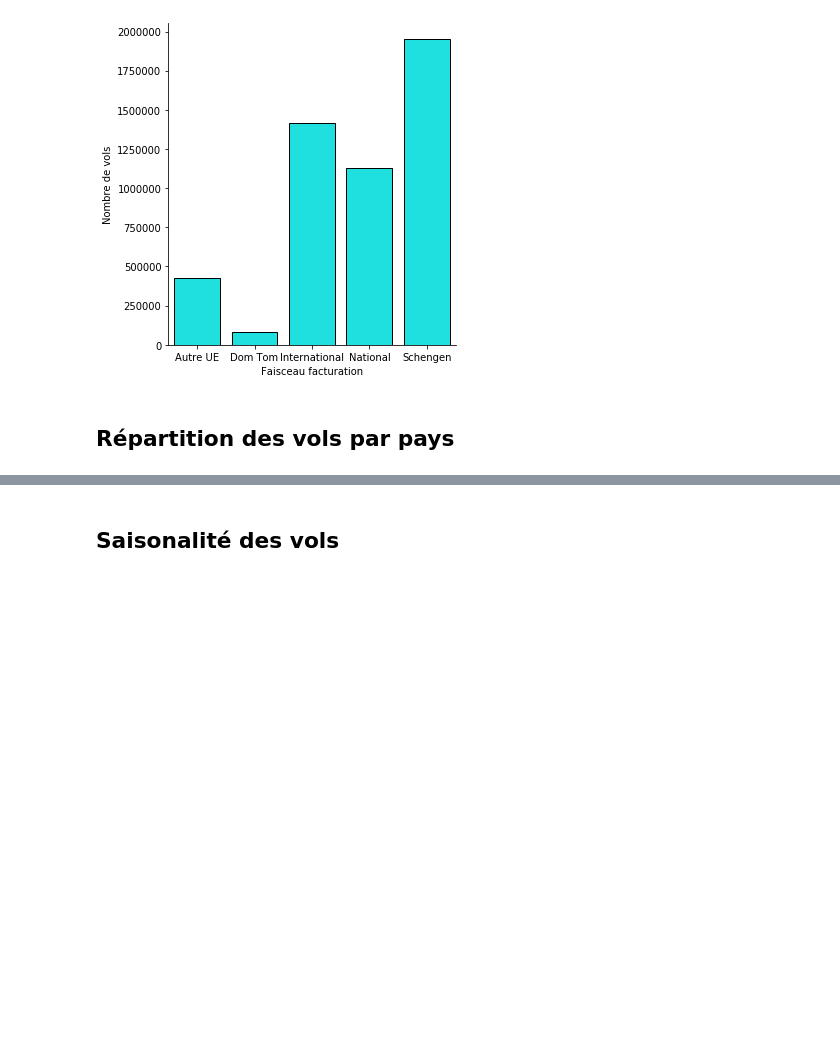
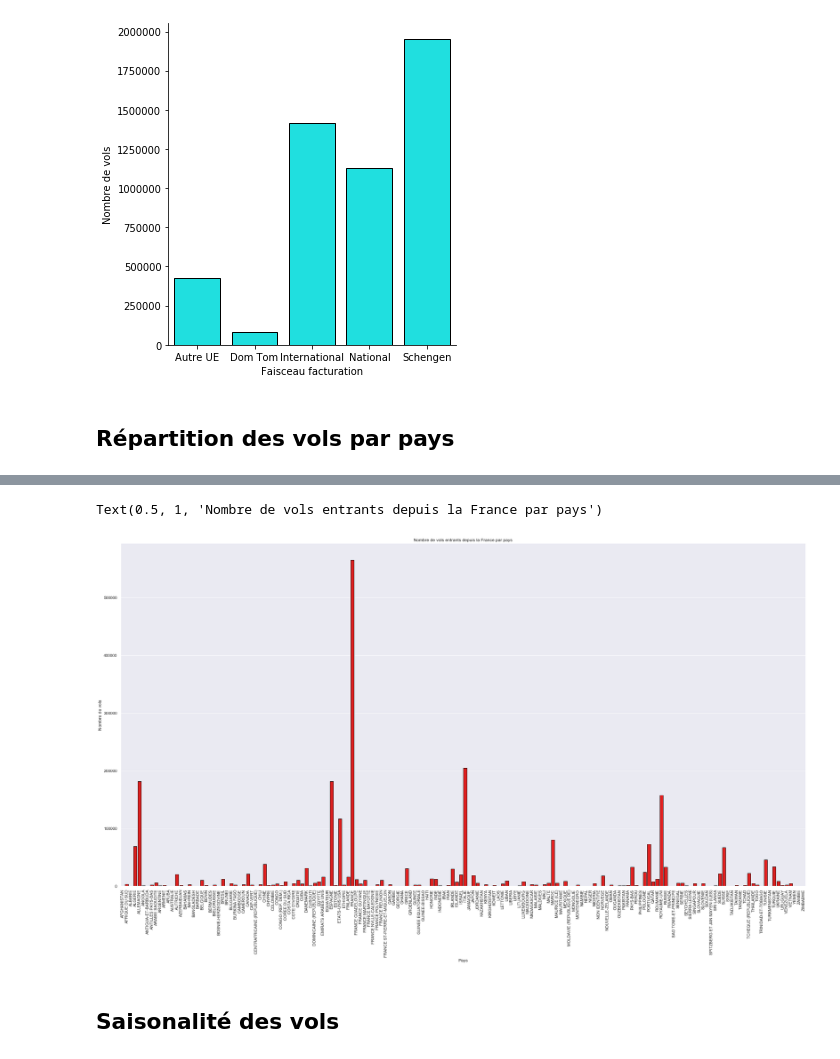
Before and after one commit to erialc-cal/StatApp_2020, a Jupyter notebook: Preparation reunion/Reunion 28-01 Victor.ipynb, the cells around one changed output, grey strips where cells are left out. Cells and saved outputs as stored; diff of their text form; code cells hidden in the pictures; blank space fills up the shorter version.

```diff
--- a/Preparation reunion/Reunion 28-01 Victor.ipynb
+++ b/Preparation reunion/Reunion 28-01 Victor.ipynb
@@ -51,3 +45,13 @@ arrivees
+# %%
+df = departs.groupby('Pays').aggregate({'Jour':'count'}).reset_index()
+df = df.rename(columns={'Jour': 'Nombre de vols'})
+g = sns.catplot(x='Pays', y='Nombre de vols', edgecolor="black", data=df,kind = "bar", color = "red", label='small')
+g.set_xticklabels(rotation=90)
+g.fig.set_size_inches(40,15)
+plt.title("Nombre de vols entrants depuis la France par pays")
+# %% [output]
+Text(0.5, 1, 'Nombre de vols entrants depuis la France par pays')
+[figure, added]
 # %% [markdown]
 ## Saisonalité des vols
 # %% [markdown]
```
Also changed, not shown: parts of 2 cells of this notebook.
